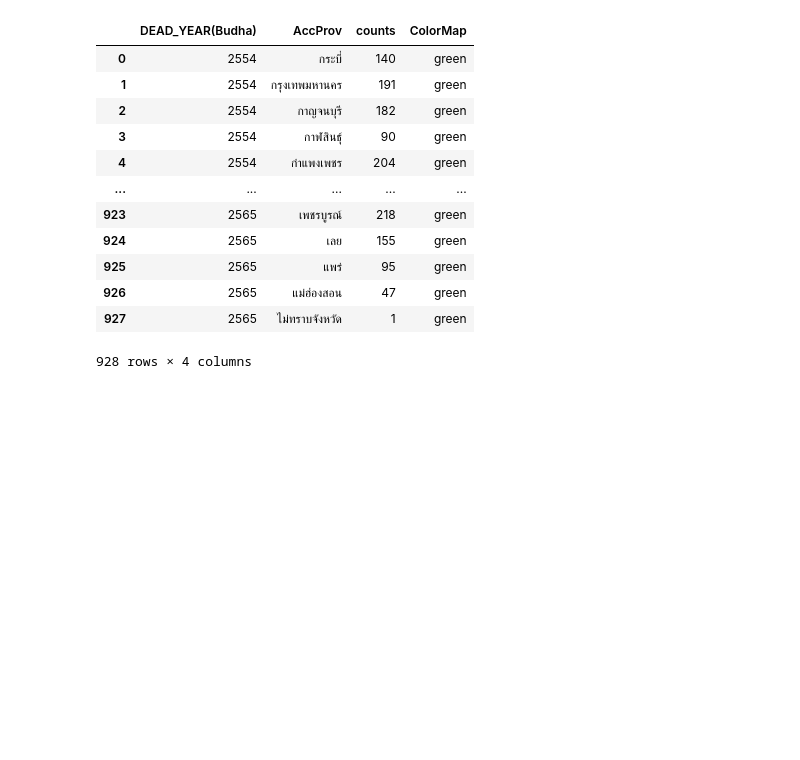
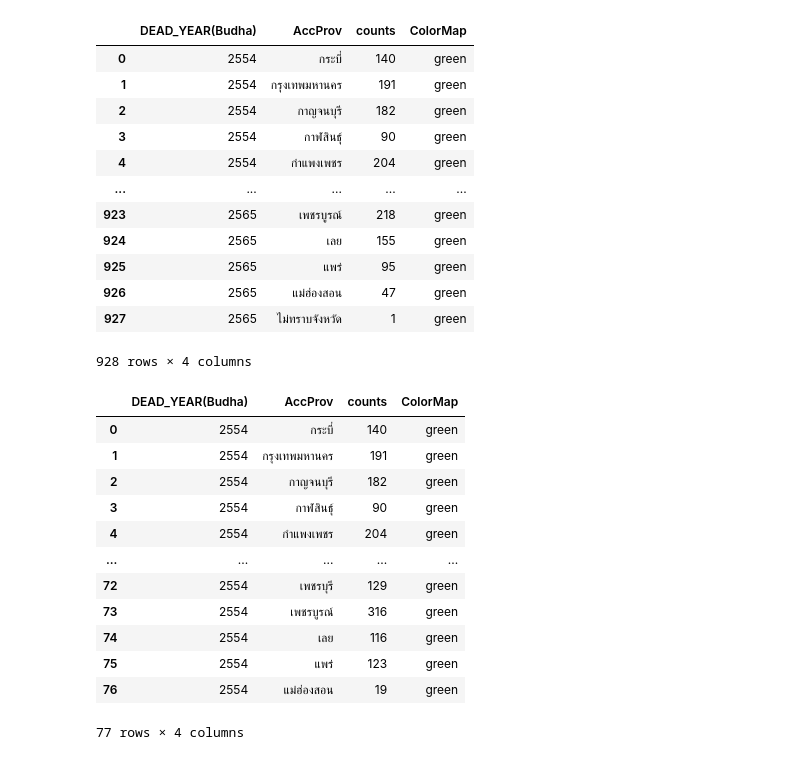
Before and after one commit to Pxngpond99/dashborad_with_my_team, a Jupyter notebook: data_analize/all_analize.ipynb, the cells around one changed output. Saved outputs shown, nothing was run; the diff lists cells and outputs as text; code cells hidden in the pictures; blank space fills up the shorter version.

```diff
--- a/data_analize/all_analize.ipynb
+++ b/data_analize/all_analize.ipynb
@@ -209,0 +208,18 @@ print("hello World")
+# %%
+map_1 = map[map["DEAD_YEAR(Budha)"] == 2554]
+# %%
+map_1
+# %% [output]
+|  | DEAD_YEAR(Budha) | AccProv | counts | ColorMap |
+| 0 | 2554 | กระบี่ | 140 | green |
+| 1 | 2554 | กรุงเทพมหานคร | 191 | green |
+| 2 | 2554 | กาญจนบุรี | 182 | green |
+| 3 | 2554 | กาฬสินธุ์ | 90 | green |
+| 4 | 2554 | กำแพงเพชร | 204 | green |
+| ... | ... | ... | ... | ... |
+| 72 | 2554 | เพชรบุรี | 129 | green |
+| 73 | 2554 | เพชรบูรณ์ | 316 | green |
+| 74 | 2554 | เลย | 116 | green |
+| 75 | 2554 | แพร่ | 123 | green |
+| 76 | 2554 | แม่ฮ่องสอน | 19 | green |
+77 rows × 4 columns
```
Also changed, not shown: parts of 1 cell of this notebook, 4 other files.
